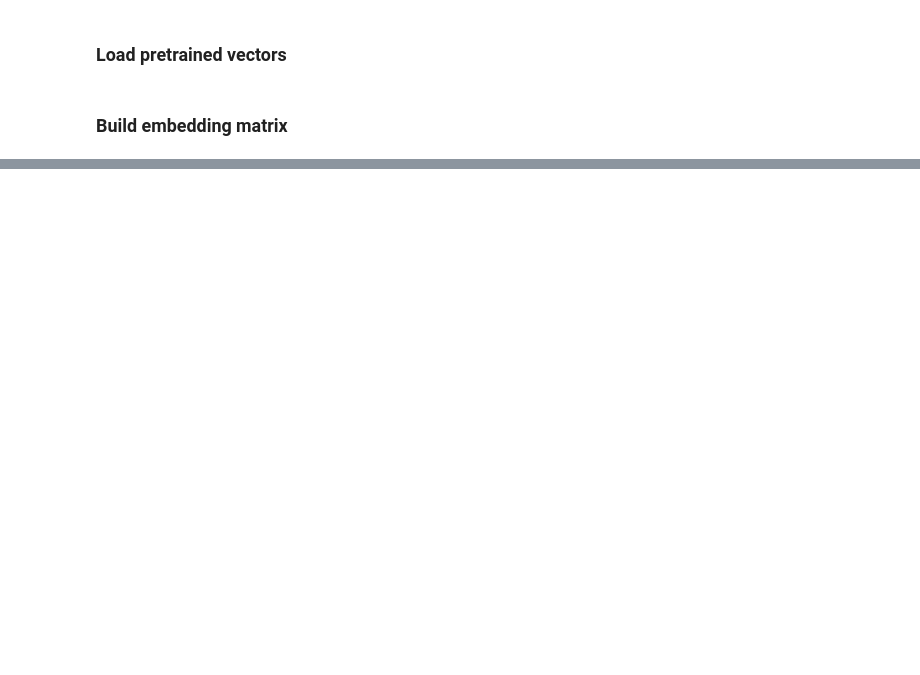
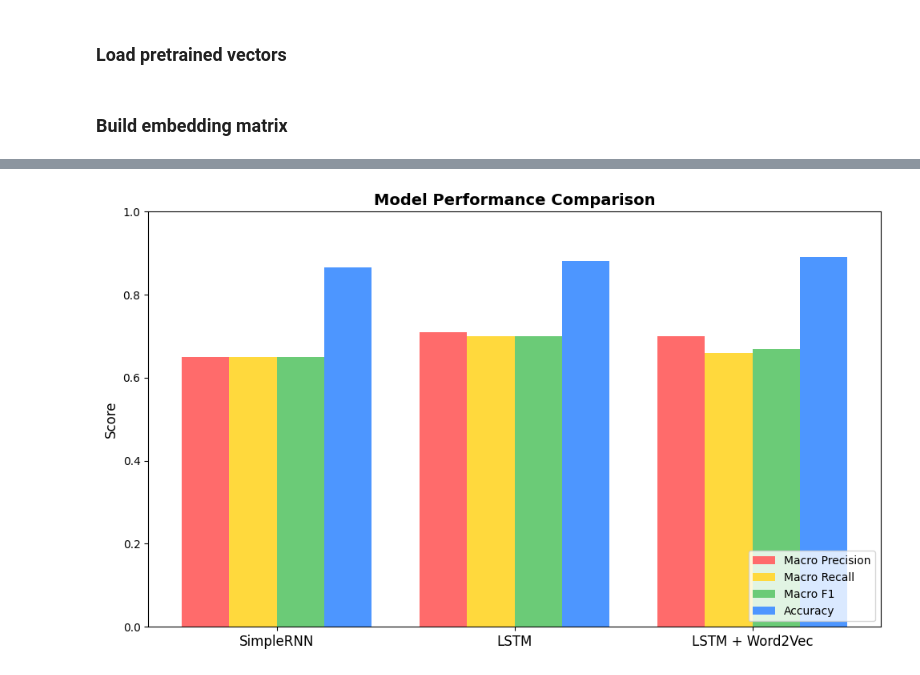
Before and after one commit to rohit-Jung/DL-6CS012, a Jupyter notebook: assessment/part3/language-task.ipynb, the cells around one changed output, grey strips where cells are left out. Cells and saved outputs as stored; diff of their text form; code cells hidden in the pictures; blank space fills up the shorter version.

```diff
--- a/assessment/part3/language-task.ipynb
+++ b/assessment/part3/language-task.ipynb
@@ -906,3 +1058,33 @@ Predicted: 0
+# %%
+# Final model comparison bar chart
+import numpy as np
+
+models = ['SimpleRNN', 'LSTM', 'LSTM + Word2Vec']
+accuracies = [0.8667, 0.8814, 0.8901]
+macro_f1 = [0.65, 0.70, 0.67]
+macro_p = [0.65, 0.71, 0.70]
+macro_r = [0.65, 0.70, 0.66]
+
+x = np.arange(len(models))
+width = 0.2
+
+plt.figure(figsize=(10, 6))
+plt.bar(x - width*1.5, macro_p, width, label='Macro Precision', color='#ff6b6b')
+plt.bar(x - width/2, macro_r, width, label='Macro Recall', color='#ffd93d')
+plt.bar(x + width/2, macro_f1, width, label='Macro F1', color='#6bcb77')
+plt.bar(x + width*1.5, accuracies, width, label='Accuracy', color='#4d96ff')
+
+plt.xticks(x, models, fontsize=12)
+plt.ylabel('Score', fontsize=12)
+plt.title('Model Performance Comparison', fontsize=14, fontweight='bold')
+plt.ylim(0, 1.0)
+plt.legend(loc='lower right')
+plt.tight_layout()
+os.makedirs('./outputs/figures/comparisons', exist_ok=True)
+plt.savefig('./outputs/figures/comparisons/model_comparison.png', bbox_inches='tight', dpi=150)
+plt.show()
+# %% [output]
+[figure, added]
 # %%
 import gradio as gr
 
```
Also changed, not shown: parts of 50 cells of this notebook, 7 other files.
